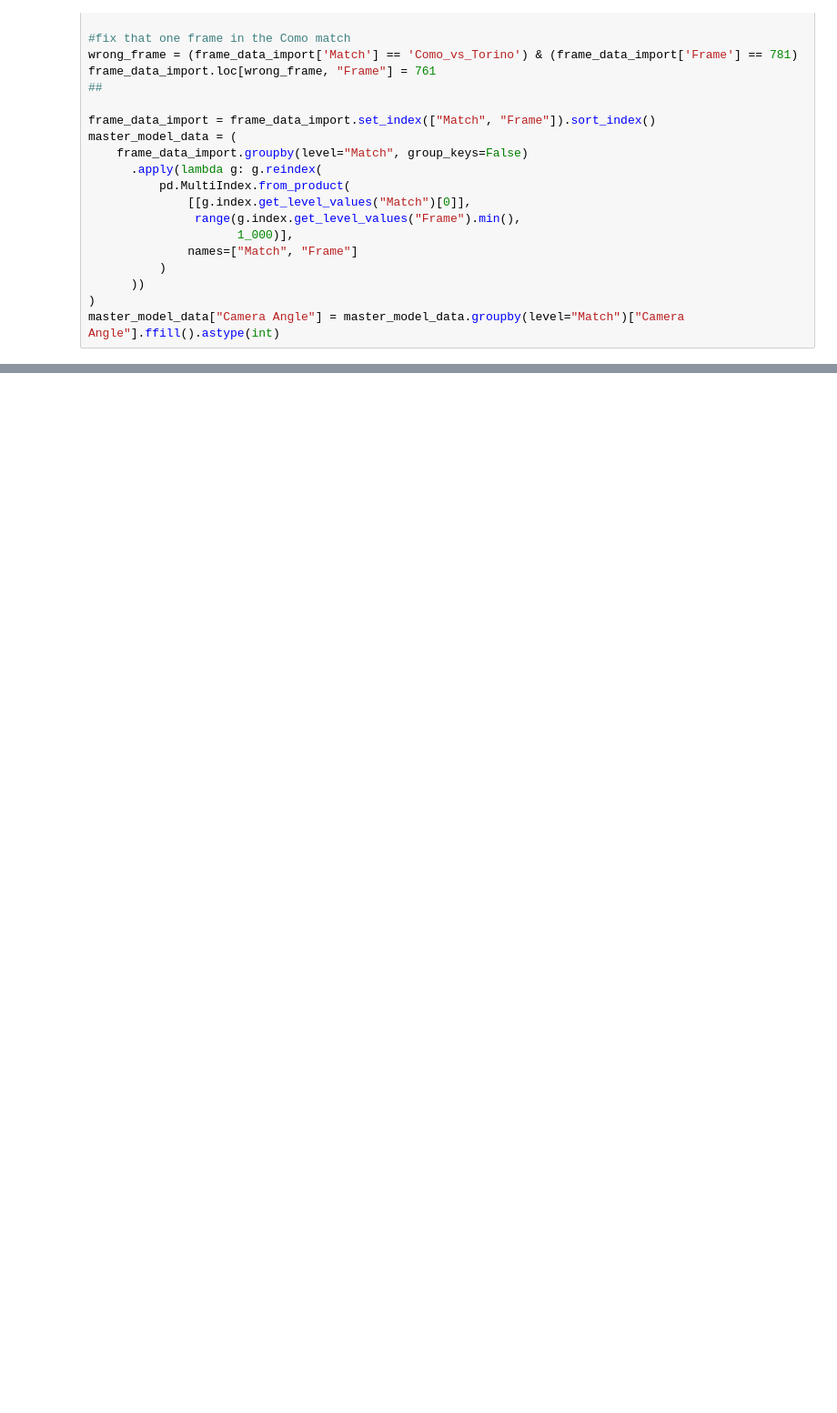
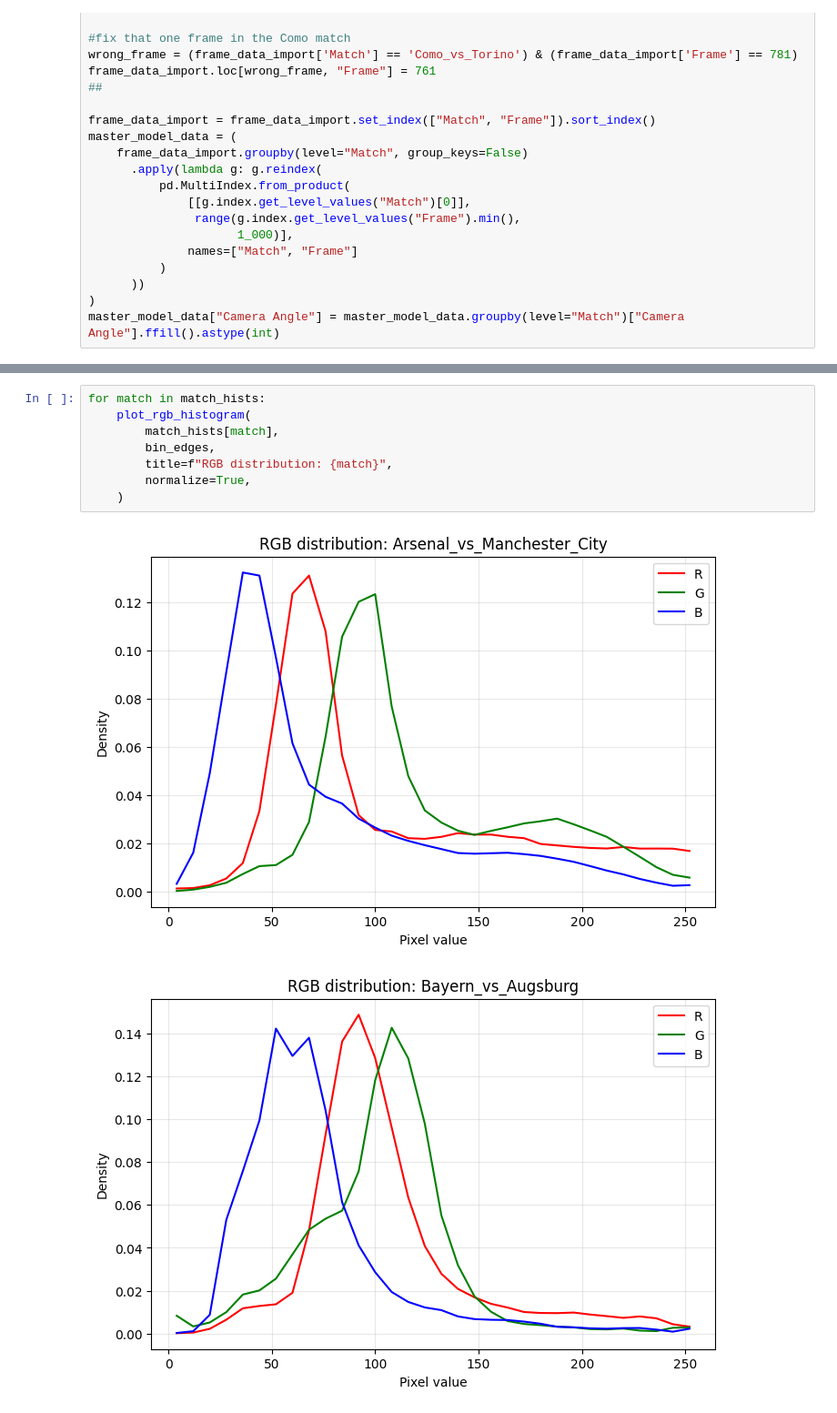
Before and after one commit to tdore738/football_event_data_generation, a Jupyter notebook: camera_classifier/model/playing_with_data.ipynb, the cells around one changed output, grey strips where cells are left out. Shown at 91% size. Saved outputs shown, nothing was run; the diff lists cells and outputs as text; blank space fills up the shorter version.

```diff
--- a/camera_classifier/model/playing_with_data.ipynb
+++ b/camera_classifier/model/playing_with_data.ipynb
@@ -496,0 +900,11 @@ testloader  = DataLoader(testset, batch_size=32, shuffle=False)
+# %%
+for match in match_hists:
+    plot_rgb_histogram(
+        match_hists[match],
+        bin_edges,
+        title=f"RGB distribution: {match}",
+        normalize=True,
+    )
+# %% [output]
+[figure, added]
+[figure, added]
```
Also changed, not shown: parts of 47 cells of this notebook, 11 other files.
